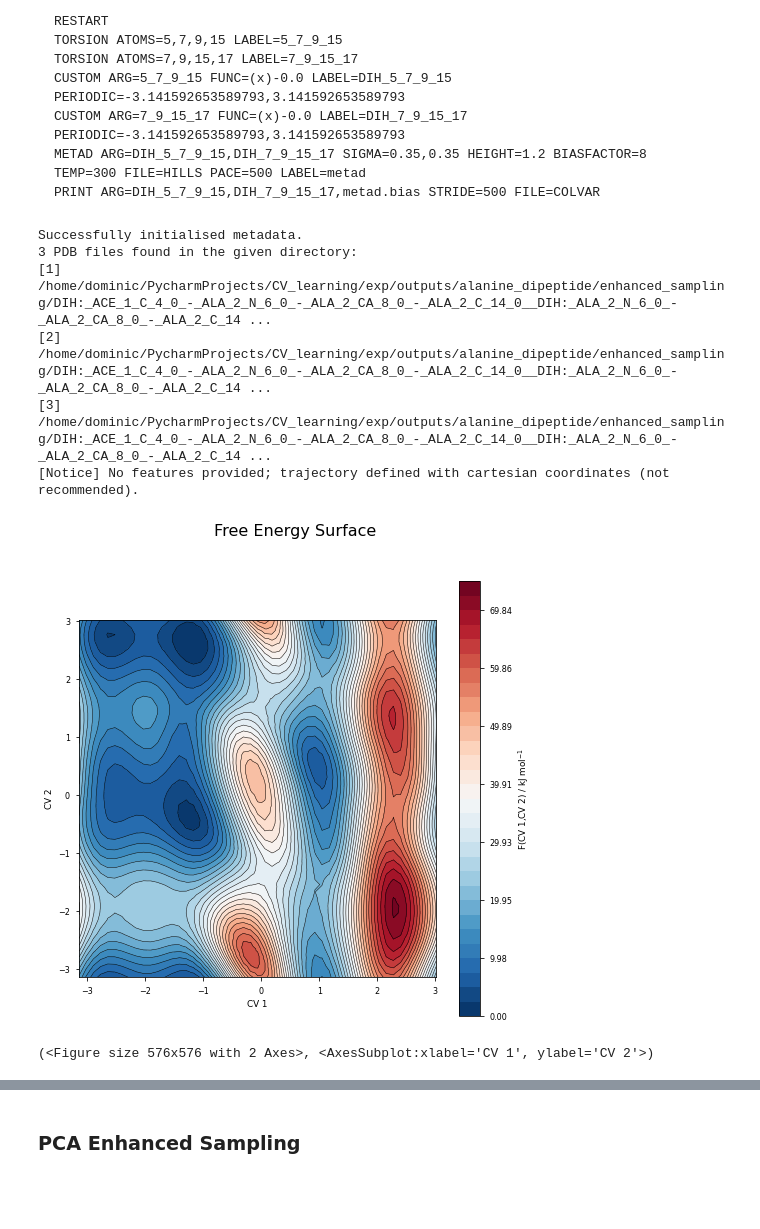
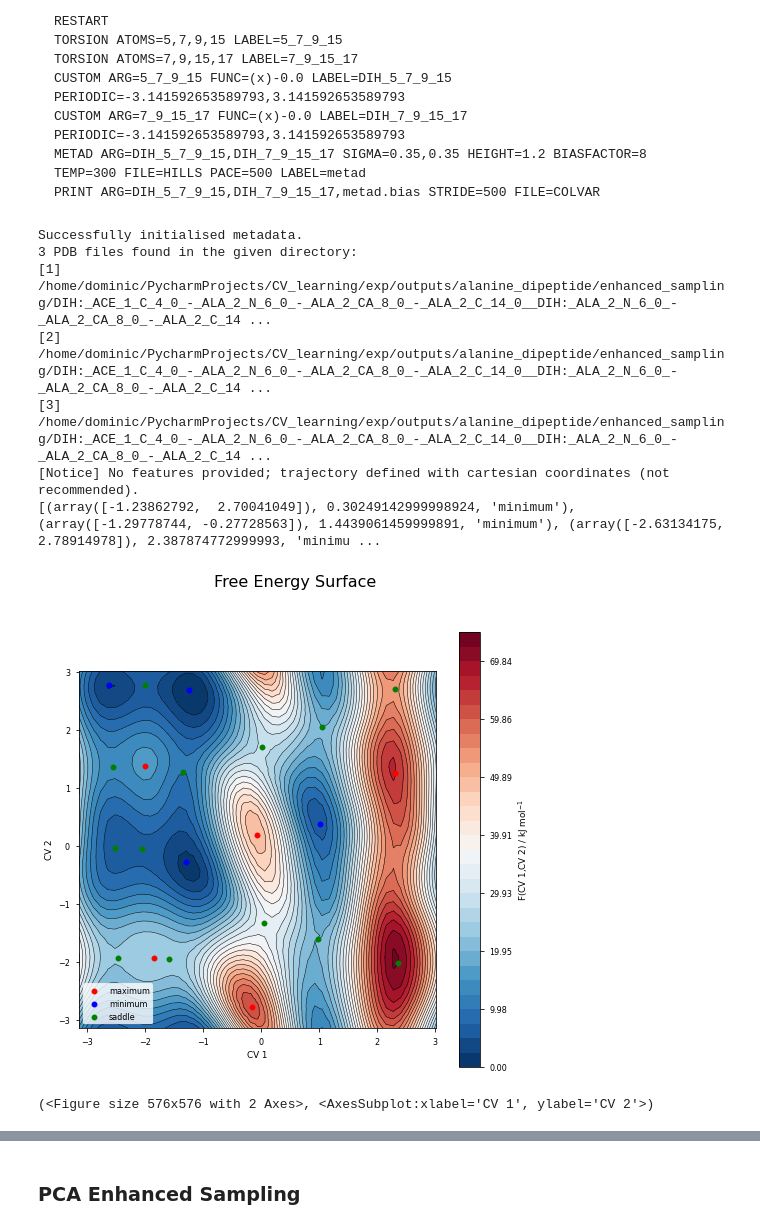
Before and after one commit to dominicp6/CV_learning, a Jupyter notebook: notebooks/enhanced_sampling_exps.ipynb, the cells around one changed output, grey strips where cells are left out. Saved outputs shown, nothing was run; the diff lists cells and outputs as text; code cells hidden in the pictures; blank space fills up the shorter version.

Commit message:
fes convergence and turning points

````diff
--- a/notebooks/enhanced_sampling_exps.ipynb
+++ b/notebooks/enhanced_sampling_exps.ipynb
@@ -49,13 +51,15 @@ PRINT ARG=DIH_5_7_9_15,DIH_7_9_15_17,metad.bias STRIDE=500 FILE=COLVAR
 ```
 # %%
 exp = Experiment('/home/dominic/PycharmProjects/CV_learning/exp/outputs/alanine_dipeptide/enhanced_sampling/DIH:_ACE_1_C_4_0_-_ALA_2_N_6_0_-_ALA_2_CA_8_0_-_ALA_2_C_14_0__DIH:_ALA_2_N_6_0_-_ALA_2_CA_8_0_-_ALA_2_C_14_0_-_NME_3_N_16_0__structure0_repeat_0_total_features_4_feature_dimensions_None');
-exp.free_energy_plot(fig_size=(8,8))
+exp.free_energy_plot(fig_size=(8,8), plot_type='contour', show_turning_points=True)
+exp.plot_fes_convergence()
 # %% [output]
 Successfully initialised metadata.
 3 PDB files found in the given directory:
 [1] /home/dominic/PycharmProjects/CV_learning/exp/outputs/alanine_dipeptide/enhanced_sampling/DIH:_ACE_1_C_4_0_-_ALA_2_N_6_0_-_ALA_2_CA_8_0_-_ALA_2_C_14_0__DIH:_ALA_2_N_6_0_-_ALA_2_CA_8_0_-_ALA_2_C_14 ...
 [2] /home/dominic/PycharmProjects/CV_learning/exp/outputs/alanine_dipeptide/enhanced_sampling/DIH:_ACE_1_C_4_0_-_ALA_2_N_6_0_-_ALA_2_CA_8_0_-_ALA_2_C_14_0__DIH:_ALA_2_N_6_0_-_ALA_2_CA_8_0_-_ALA_2_C_14 ...
 [3] /home/dominic/PycharmProjects/CV_learning/exp/outputs/alanine_dipeptide/enhanced_sampling/DIH:_ACE_1_C_4_0_-_ALA_2_N_6_0_-_ALA_2_CA_8_0_-_ALA_2_C_14_0__DIH:_ALA_2_N_6_0_-_ALA_2_CA_8_0_-_ALA_2_C_14 ...
 [Notice] No features provided; trajectory defined with cartesian coordinates (not recommended).
+[(array([-1.23862792,  2.70041049]), 0.30249142999998924, 'minimum'), (array([-1.29778744, -0.27728563]), 1.4439061459999891, 'minimum'), (array([-2.63134175,  2.78914978]), 2.387874772999993, 'minimu ...
-[figure, old version]
+[figure, new version]
 (<Figure size 576x576 with 2 Axes>, <AxesSubplot:xlabel='CV 1', ylabel='CV 2'>)
````
Also changed, not shown: parts of 8 cells of this notebook, 6 other files.
